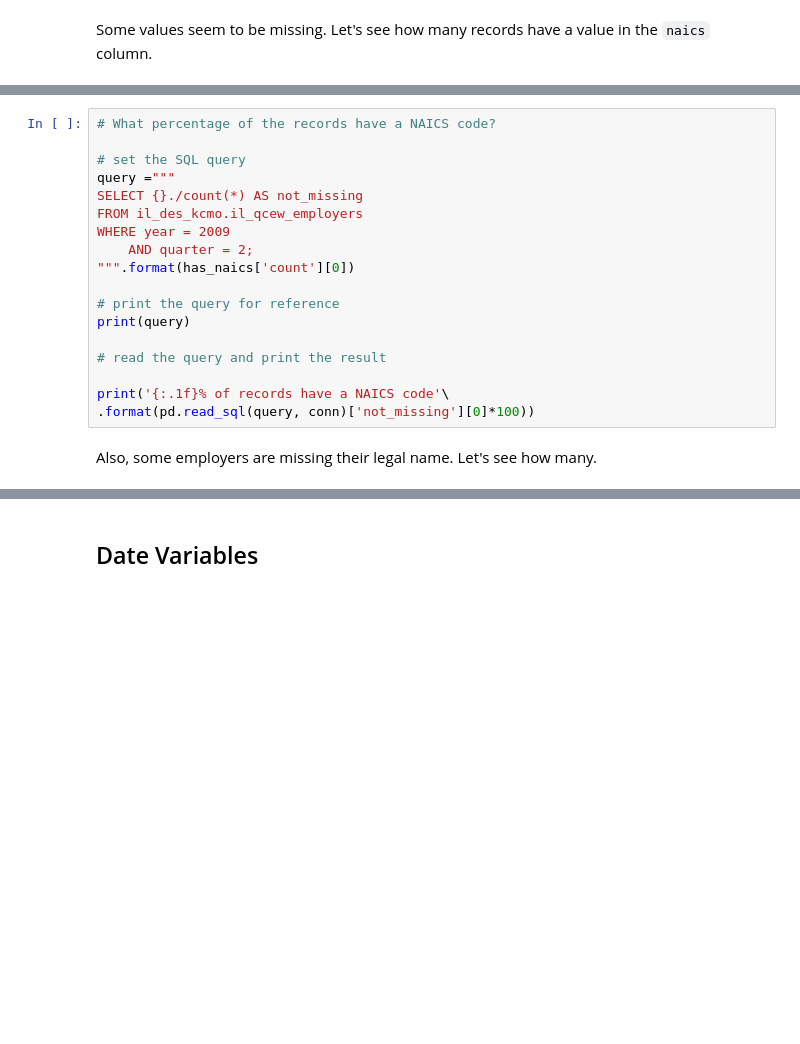
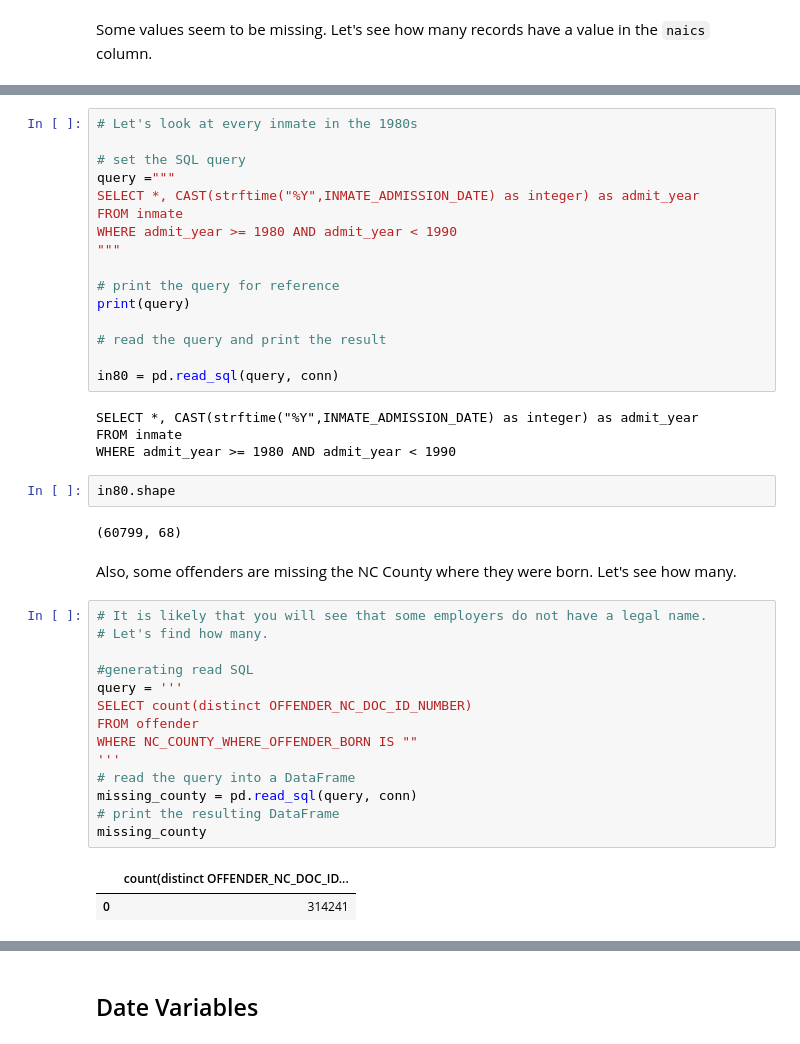
Before and after one commit to Coleridge-Initiative/bdss-notebooks, a Jupyter notebook: 02_2_Dataset_Exploration.ipynb, the cells around one changed output, grey strips where cells are left out. Drawn from its saved outputs; the diff is of its cells as text; blank space fills up the shorter version.

```diff
--- a/02_2_Dataset_Exploration.ipynb
+++ b/02_2_Dataset_Exploration.ipynb
@@ -182,23 +253,46 @@ has_naics['count'][0]
 # %%
-# What percentage of the records have a NAICS code?
+# Let's look at every inmate in the 1980s
 
 # set the SQL query
 query ="""
-SELECT {}./count(*) AS not_missing
-FROM il_des_kcmo.il_qcew_employers
-WHERE year = 2009
-    AND quarter = 2;
-""".format(has_naics['count'][0])
+SELECT *, CAST(strftime("%Y",INMATE_ADMISSION_DATE) as integer) as admit_year
+FROM inmate
+WHERE admit_year >= 1980 AND admit_year < 1990
+"""
 
 # print the query for reference
 print(query)
 
 # read the query and print the result
 
-print('{:.1f}% of records have a NAICS code'\
-.format(pd.read_sql(query, conn)['not_missing'][0]*100))
+in80 = pd.read_sql(query, conn)
+# %% [output]
+SELECT *, CAST(strftime("%Y",INMATE_ADMISSION_DATE) as integer) as admit_year
+FROM inmate
+WHERE admit_year >= 1980 AND admit_year < 1990
+# %%
+in80.shape
+# %% [output]
+(60799, 68)
 # %% [markdown]
-Also, some employers are missing their legal name. Let's see how many.
+Also, some offenders are missing the NC County where they were born. Let's see how many.
+# %%
+# It is likely that you will see that some employers do not have a legal name.
+# Let's find how many.
+
+#generating read SQL
+query = '''
+SELECT count(distinct OFFENDER_NC_DOC_ID_NUMBER)
+FROM offender
+WHERE NC_COUNTY_WHERE_OFFENDER_BORN IS ""
+'''
+# read the query into a DataFrame
+missing_county = pd.read_sql(query, conn)
+# print the resulting DataFrame
+missing_county
+# %% [output]
+|  | count(distinct OFFENDER_NC_DOC_ID... |
+| 0 | 314241 |
 # %%
 # It is likely that you will see that some employers do not have a legal name.
 # Let's find how many.
```
Also changed, not shown: parts of 33 cells of this notebook, 1 other file.
